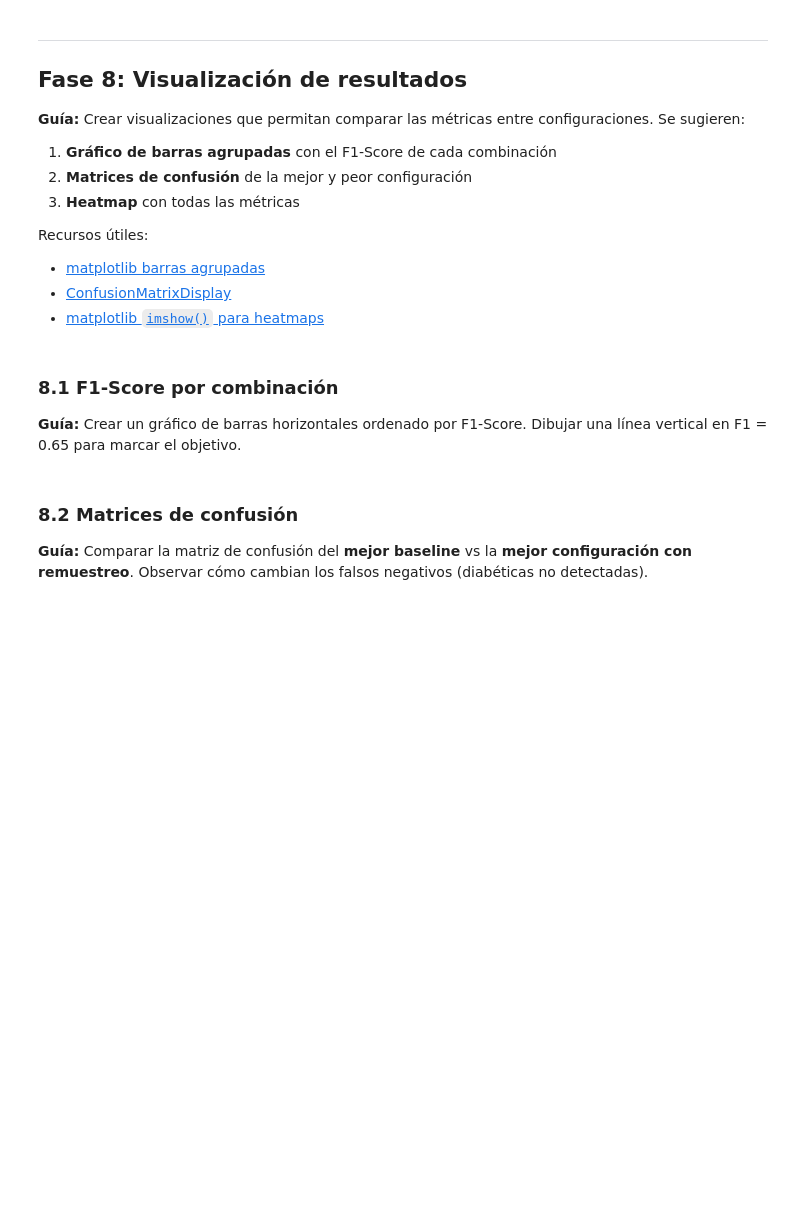
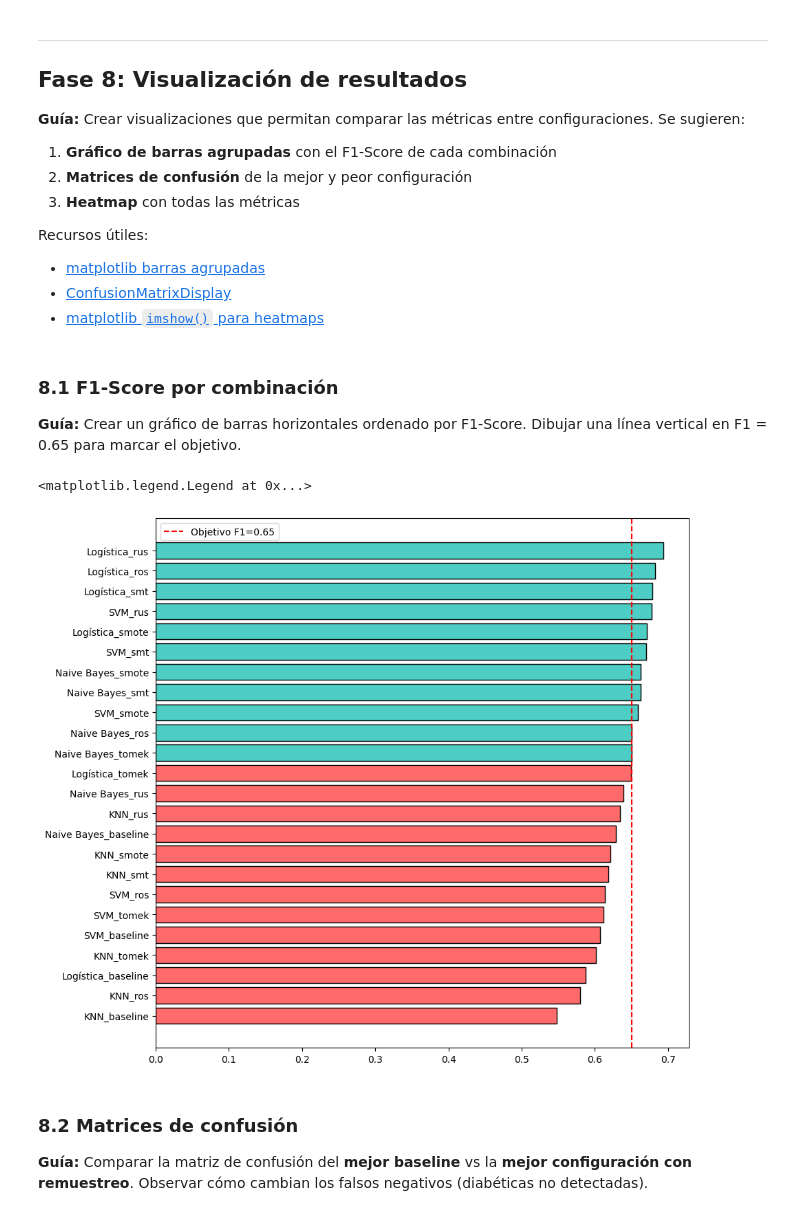
Before and after one commit to josenomberto/UTEC-CDIAV3-MCD8010, a Jupyter notebook: Tarea_Actividad_Oversampling_Undersampling.ipynb, the cells around one changed output. Cells and saved outputs as stored; diff of their text form; code cells hidden in the pictures; blank space fills up the shorter version.

```diff
--- a/Tarea_Actividad_Oversampling_Undersampling.ipynb
+++ b/Tarea_Actividad_Oversampling_Undersampling.ipynb
@@ -428,3 +572,12 @@ Recurso útil: [SMOTE](https://imbalanced-learn.org/stable/references/generated/
 #
 # df_smote = pd.DataFrame(resultados_smote).round(4)
 # df_smote
+
+resultados_smote = []
+for nombre, modelo in clasificadores.items():
+    modelo.fit(X_train_smote, y_train_smote)
+    y_pred = modelo.predict(X_test_scaled)
+    resultados_smote.append(evaluar(f'{nombre}_smote', y_test, y_pred))
+
+df_smote = pd.DataFrame(resultados_smote).round(4)
+df_smote
@@ -452,3 +611,9 @@ Recurso útil: [SMOTETomek](https://imbalanced-learn.org/stable/references/gener
 #
 # df_smt = pd.DataFrame(resultados_smt).round(4)
 # df_smt
+
+smt = SMOTETomek(random_state=42)
+X_train_smt, y_train_smt = smt.fit_resample(X_train_scaled, y_train)
+
+print(f"Antes:   {Counter(y_train)} → Total: {len(y_train)}")
+print(f"Después: {Counter(y_train_smt)} → Total: {len(y_train_smt)}")
@@ -454,0 +623,9 @@ Recurso útil: [SMOTETomek](https://imbalanced-learn.org/stable/references/gener
+# %%
+resultados_smt = []
+for nombre, modelo in clasificadores.items():
+     modelo.fit(X_train_smt, y_train_smt)
+     y_pred = modelo.predict(X_test_scaled)
+     resultados_smt.append(evaluar(f'{nombre}_smt', y_test, y_pred))
+
+df_smt = pd.DataFrame(resultados_smt).round(4)
+df_smt
@@ -474,3 +657,15 @@ Recurso útil: [pandas `concat()`](https://pandas.pydata.org/docs/reference/api/
 # # Marcar cuáles superan el objetivo
 # df_todos['¿Supera F1 ≥ 0.65?'] = df_todos['F1 (1)'] >= F1_OBJETIVO
 # df_todos.sort_values('F1 (1)', ascending=False)
+
+df_todos = pd.concat([
+    df_baseline,
+    df_rus,
+    df_tomek,
+    df_ros,
+    df_smote,
+    df_smt
+], ignore_index=True)
+
+df_todos['F1 ≥ 0.65?'] = df_todos['F1 (1)'] >= F1_OBJETIVO
+df_todos.sort_values('F1 (1)', ascending=False)
@@ -495,14 +708,24 @@ Recursos útiles:
 # %%
 # TODO: Crear gráfico de barras horizontales con F1-Score
 #
 # Pista:
 # df_sorted = df_todos.sort_values('F1 (1)')
 # fig, ax = plt.subplots(figsize=(10, 10))
 # colors = ['#4ECDC4' if v >= F1_OBJETIVO else '#FF6B6B' for v in df_sorted['F1 (1)']]
 # ax.barh(df_sorted['Modelo'], df_sorted['F1 (1)'], color=colors, edgecolor='black')
 # ax.axvline(x=F1_OBJETIVO, color='red', linestyle='--', label=f'Objetivo F1={F1_OBJETIVO}')
 # ax.legend()
 # ...
+
+df_sorted = df_todos.sort_values('F1 (1)')
+fig, ax = plt.subplots(figsize=(10, 10))
+colors = ['#4ECDC4' if v >= F1_OBJETIVO else '#FF6B6B' for v in df_sorted['F1 (1)']]
+ax.barh(df_sorted['Modelo'], df_sorted['F1 (1)'], color=colors, edgecolor='black')
+ax.axvline(x=F1_OBJETIVO, color='red', linestyle='--', label=f'Objetivo F1={F1_OBJETIVO}')
+ax.legend()
+# %% [output]
+<matplotlib.legend.Legend at 0x...>
+[figure, added]
 # %% [markdown]
 ### 8.2 Matrices de confusión
 
```
Also changed, not shown: parts of 18 cells of this notebook.
